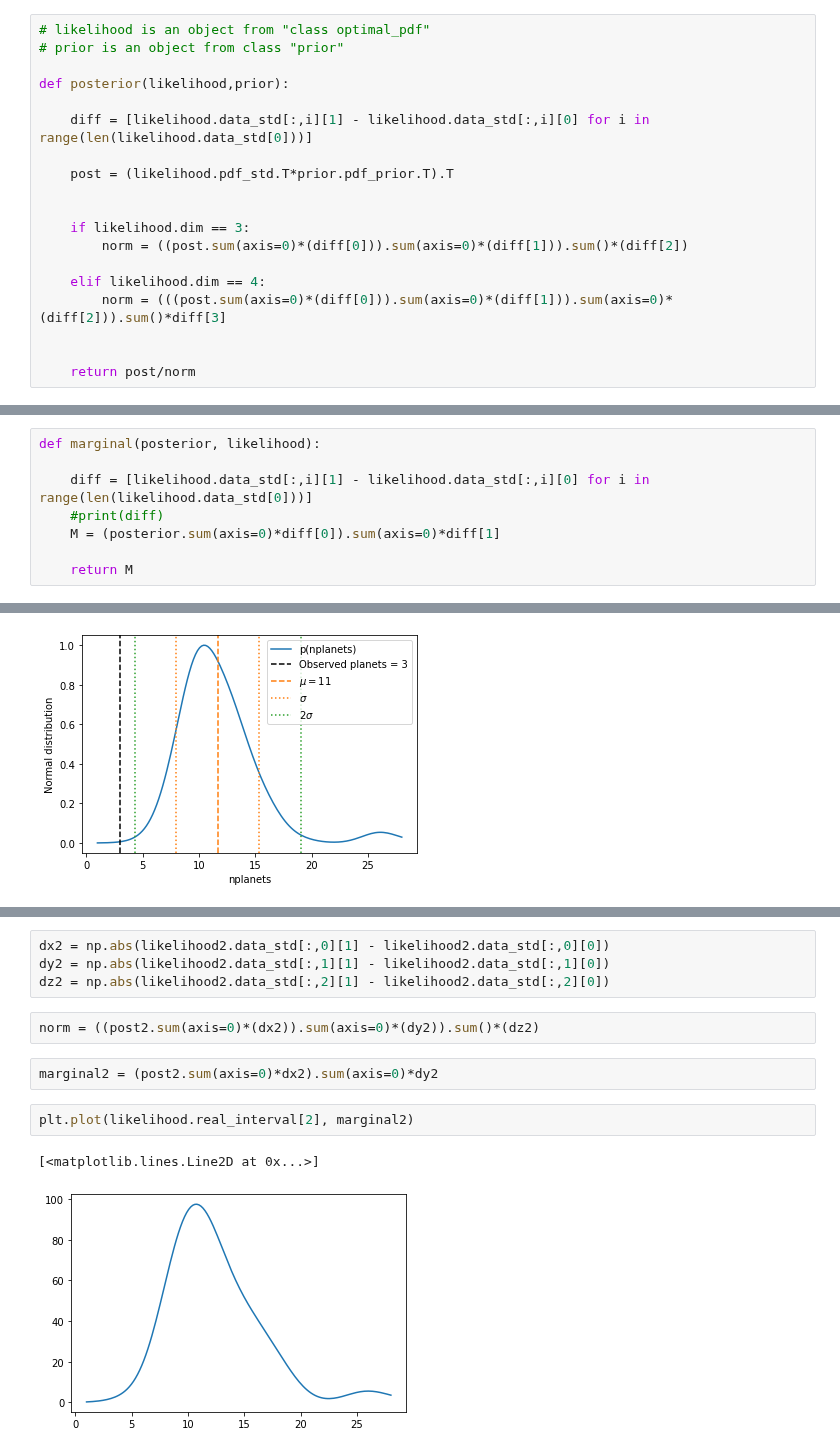
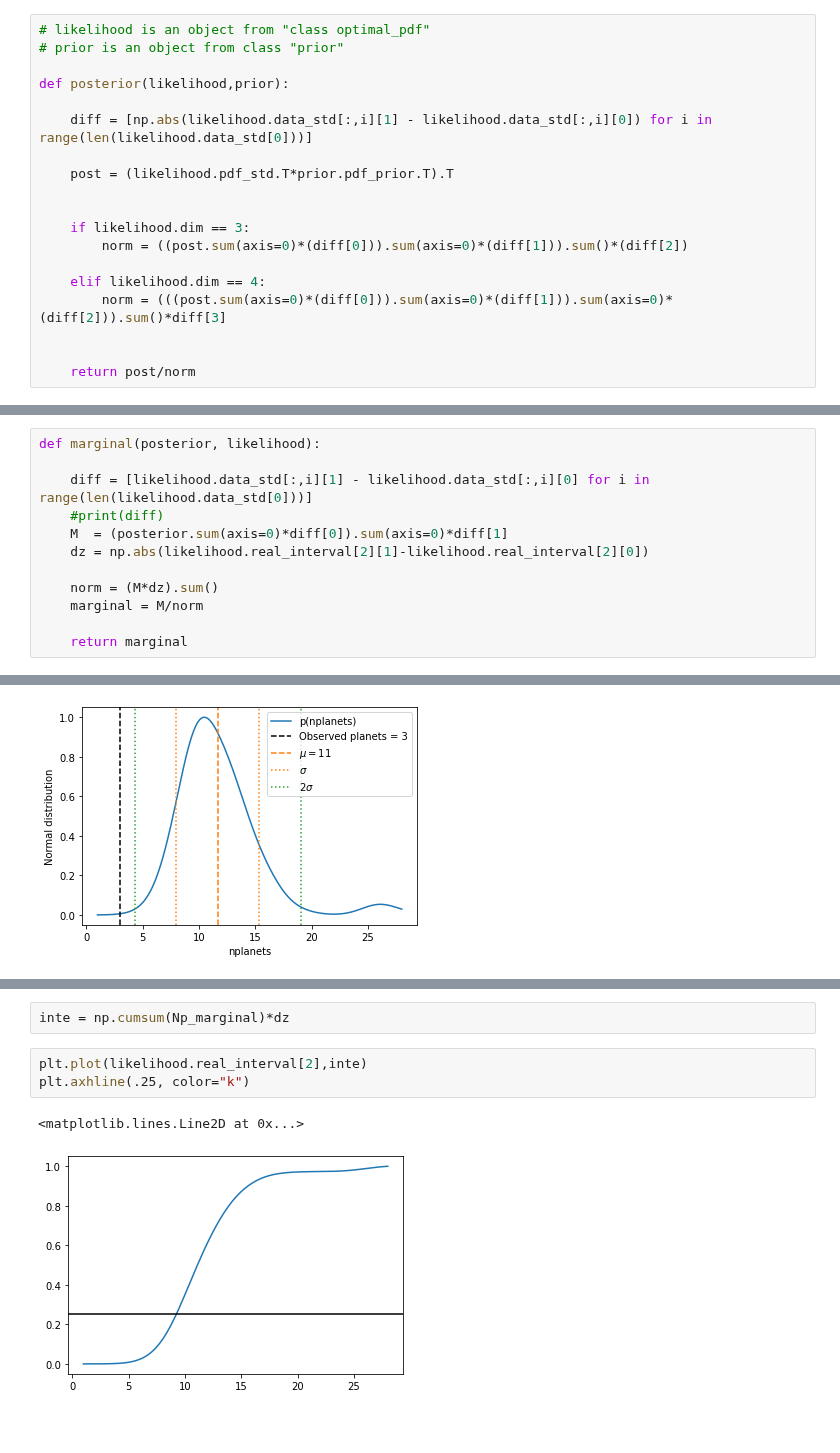
Before and after one commit to fjbautistas/kde_example, a Jupyter notebook: Marginal_Distributions.ipynb, the cells around one changed output, grey strips where cells are left out. Drawn from its saved outputs; the diff is of its cells as text; blank space fills up the shorter version.

Commit message:
percentages in marginal plot

```diff
--- a/Marginal_Distributions.ipynb
+++ b/Marginal_Distributions.ipynb
@@ -224,7 +222,7 @@ So, the posterior is the product of a likelihood with shape $l=100$, $m=100$ and
 
 def posterior(likelihood,prior):
 
-    diff = [likelihood.data_std[:,i][1] - likelihood.data_std[:,i][0] for i in range(len(likelihood.data_std[0]))]
+    diff = [np.abs(likelihood.data_std[:,i][1] - likelihood.data_std[:,i][0]) for i in range(len(likelihood.data_std[0]))]
 
     post = (likelihood.pdf_std.T*prior.pdf_prior.T).T
 
@@ -282,6 +280,10 @@ def marginal(posterior, likelihood):
 
     diff = [likelihood.data_std[:,i][1] - likelihood.data_std[:,i][0] for i in range(len(likelihood.data_std[0]))]
     #print(diff)
-    M = (posterior.sum(axis=0)*diff[0]).sum(axis=0)*diff[1]
+    M  = (posterior.sum(axis=0)*diff[0]).sum(axis=0)*diff[1]
+    dz = np.abs(likelihood.real_interval[2][1]-likelihood.real_interval[2][0])
 
-    return M
+    norm = (M*dz).sum()
+    marginal = M/norm
+
+    return marginal
@@ -355,13 +326,8 @@ array([[0.00000000e+000, 0.00000000e+000, 0.00000000e+000, ...,
-# %%
-dx2 = np.abs(likelihood2.data_std[:,0][1] - likelihood2.data_std[:,0][0])
-dy2 = np.abs(likelihood2.data_std[:,1][1] - likelihood2.data_std[:,1][0])
-dz2 = np.abs(likelihood2.data_std[:,2][1] - likelihood2.data_std[:,2][0])
-# %%
-norm = ((post2.sum(axis=0)*(dx2)).sum(axis=0)*(dy2)).sum()*(dz2)
-# %%
-marginal2 = (post2.sum(axis=0)*dx2).sum(axis=0)*dy2
+# %%
+inte = np.cumsum(Np_marginal)*dz
 # %%
-plt.plot(likelihood.real_interval[2], marginal2)
+plt.plot(likelihood.real_interval[2],inte)
+plt.axhline(.25, color="k")
 # %% [output]
-[<matplotlib.lines.Line2D at 0x...>]
+<matplotlib.lines.Line2D at 0x...>
-[figure, old version]
+[figure, new version]
```
Also changed, not shown: parts of 23 cells of this notebook.
